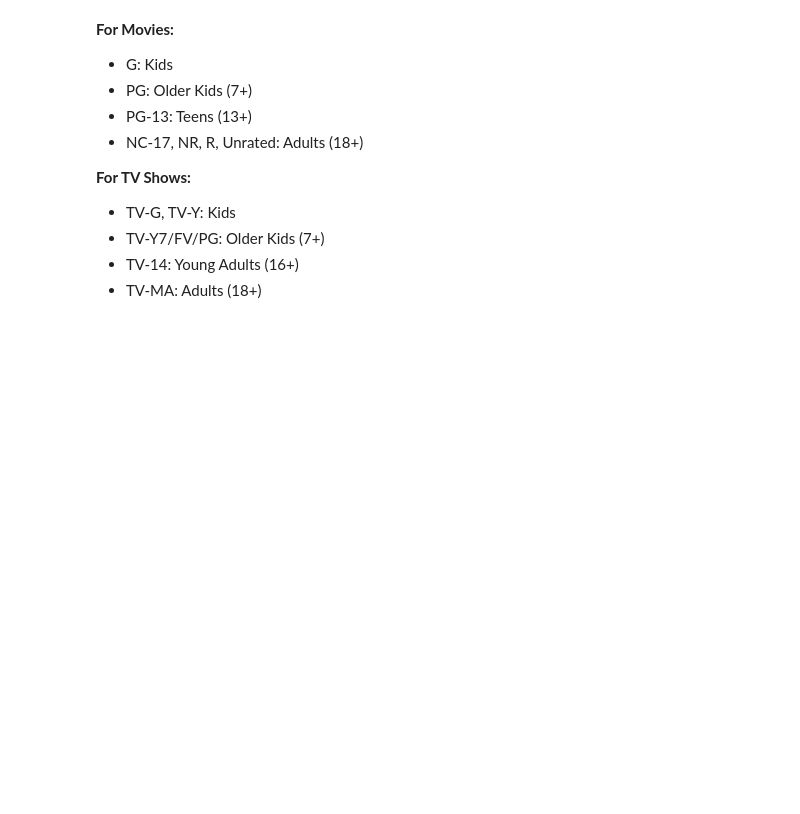
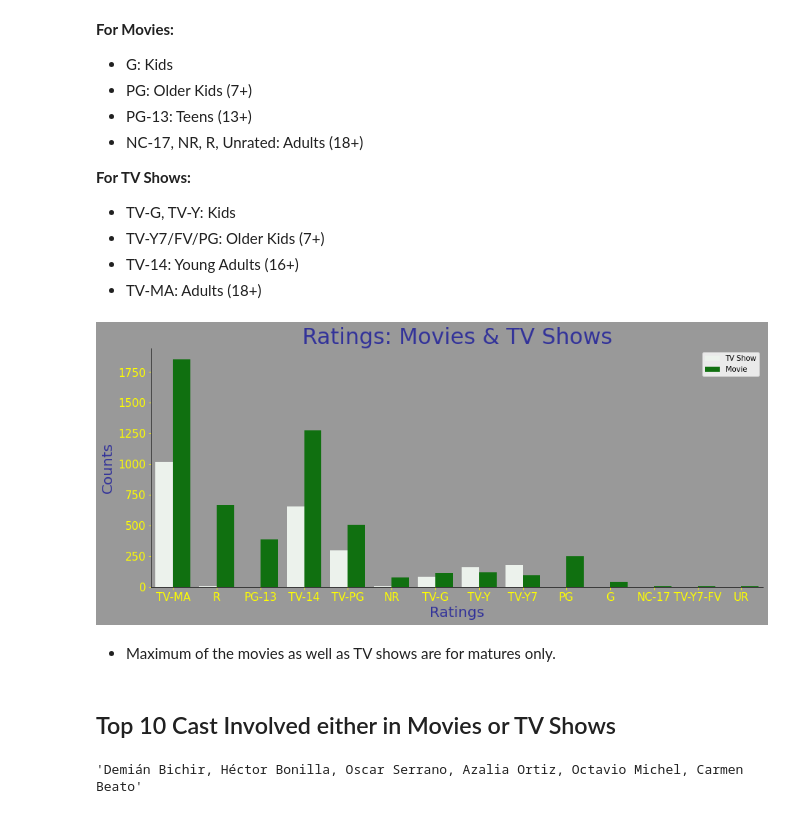
Before and after one commit to AkashSalmuthe/NETFLIX-MOVIES-AND-TV-SHOWS-CLUSTERING, a Jupyter notebook: NETFLIX_MOVIES_AND_TV_SHOWS_CLUSTERING.ipynb, the cells around one changed output. Saved outputs shown, nothing was run; the diff lists cells and outputs as text; code cells hidden in the pictures; blank space fills up the shorter version.

```diff
--- a/NETFLIX_MOVIES_AND_TV_SHOWS_CLUSTERING.ipynb
+++ b/NETFLIX_MOVIES_AND_TV_SHOWS_CLUSTERING.ipynb
@@ -429,3 +429,27 @@ ax.spines['left'].set_visible(False)
 * TV-Y7/FV/PG: Older Kids (7+)
 * TV-14: Young Adults (16+)
 * TV-MA: Adults (18+)
+# %%
+fig, ax = plt.subplots(figsize=(15,6),facecolor="#999999")
+ax.patch.set_facecolor('#999999')
+sns.countplot(x='rating', hue='type',lw=5, color='green', data=df, ax=ax)
+ax.tick_params(axis='x', colors='#ffff00',labelsize=15)
+ax.tick_params(axis='y', colors='#ffff00',labelsize=15)
+ax.set_xlabel("Ratings", color='#333399', fontsize=20)
+ax.set_ylabel("Counts",  color='#333399', fontsize=20)
+ax.set_title("Ratings: Movies & TV Shows", color='#333399', fontsize=30)
+plt.legend(loc='upper right')
+ax.spines['right'].set_visible(False)
+ax.spines['top'].set_visible(False)
+ax.spines['left'].set_visible(True)
+# %% [output]
+[figure, added]
+# %% [markdown]
+* Maximum of the movies as well as TV shows are for matures only.
+# %% [markdown]
+## Top 10 Cast Involved either in Movies or TV Shows
+# %%
+# just take look at values of cast
+df['cast'][1]
+# %% [output]
+'Demián Bichir, Héctor Bonilla, Oscar Serrano, Azalia Ortiz, Octavio Michel, Carmen Beato'
```
Also changed, not shown: parts of 37 cells of this notebook.
